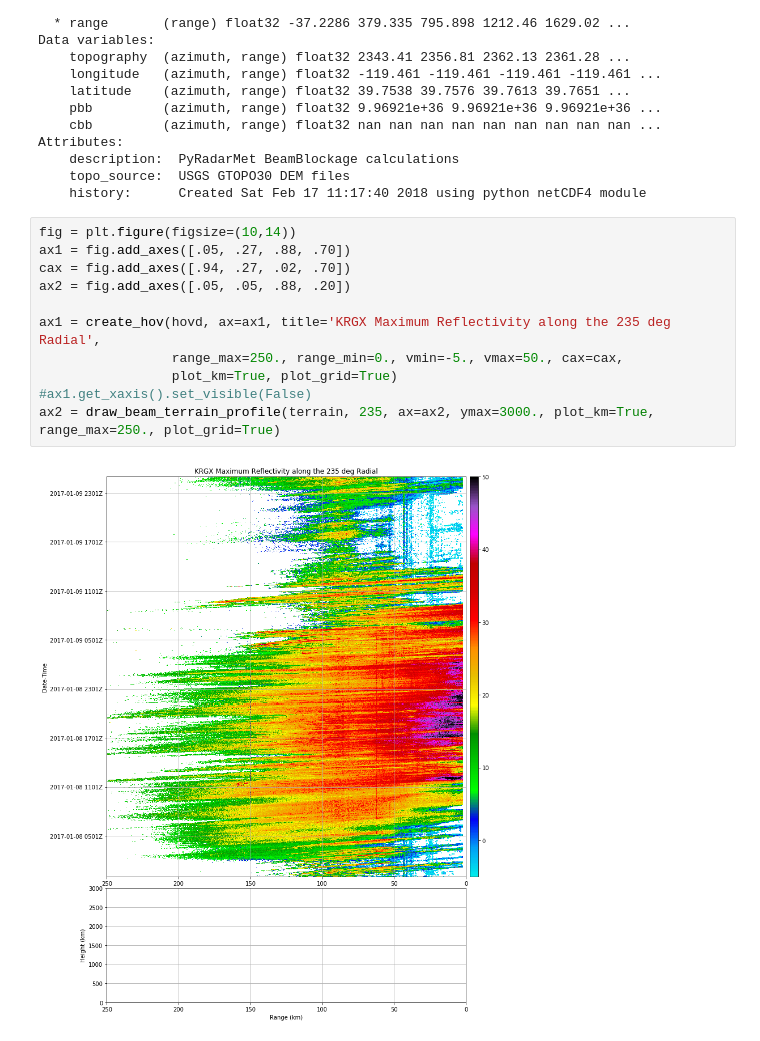
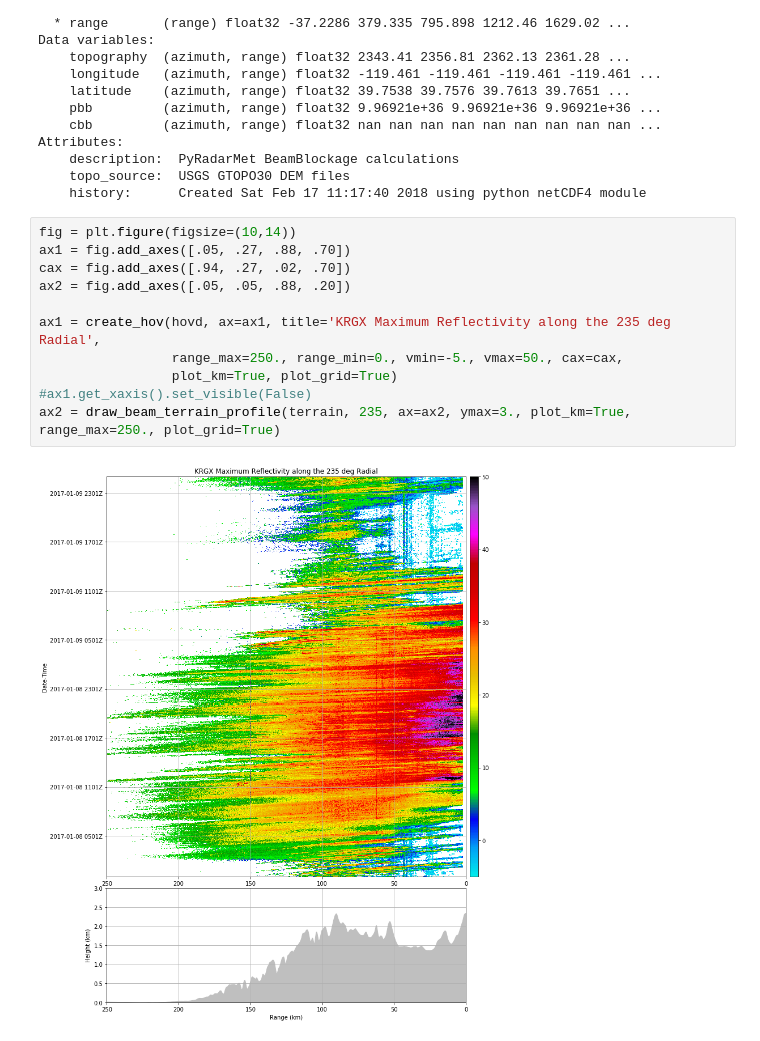
Before and after one commit to nguy/AR_Spillover, a Jupyter notebook: nexrad_hov.ipynb, the cells around one changed output. Cells and saved outputs as stored; diff of their text form.

Commit message:
fix calls in final plot

```diff
--- a/nexrad_hov.ipynb
+++ b/nexrad_hov.ipynb
@@ -203,13 +203,13 @@ Attributes:
 # %%
 fig = plt.figure(figsize=(10,14))
 ax1 = fig.add_axes([.05, .27, .88, .70])
 cax = fig.add_axes([.94, .27, .02, .70])
 ax2 = fig.add_axes([.05, .05, .88, .20])
 
 ax1 = create_hov(hovd, ax=ax1, title='KRGX Maximum Reflectivity along the 235 deg Radial',
                  range_max=250., range_min=0., vmin=-5., vmax=50., cax=cax,
                  plot_km=True, plot_grid=True)
 #ax1.get_xaxis().set_visible(False)
-ax2 = draw_beam_terrain_profile(terrain, 235, ax=ax2, ymax=3000., plot_km=True, range_max=250., plot_grid=True)
+ax2 = draw_beam_terrain_profile(terrain, 235, ax=ax2, ymax=3., plot_km=True, range_max=250., plot_grid=True)
 # %% [output]
-[figure, old version]
+[figure, new version]
```
